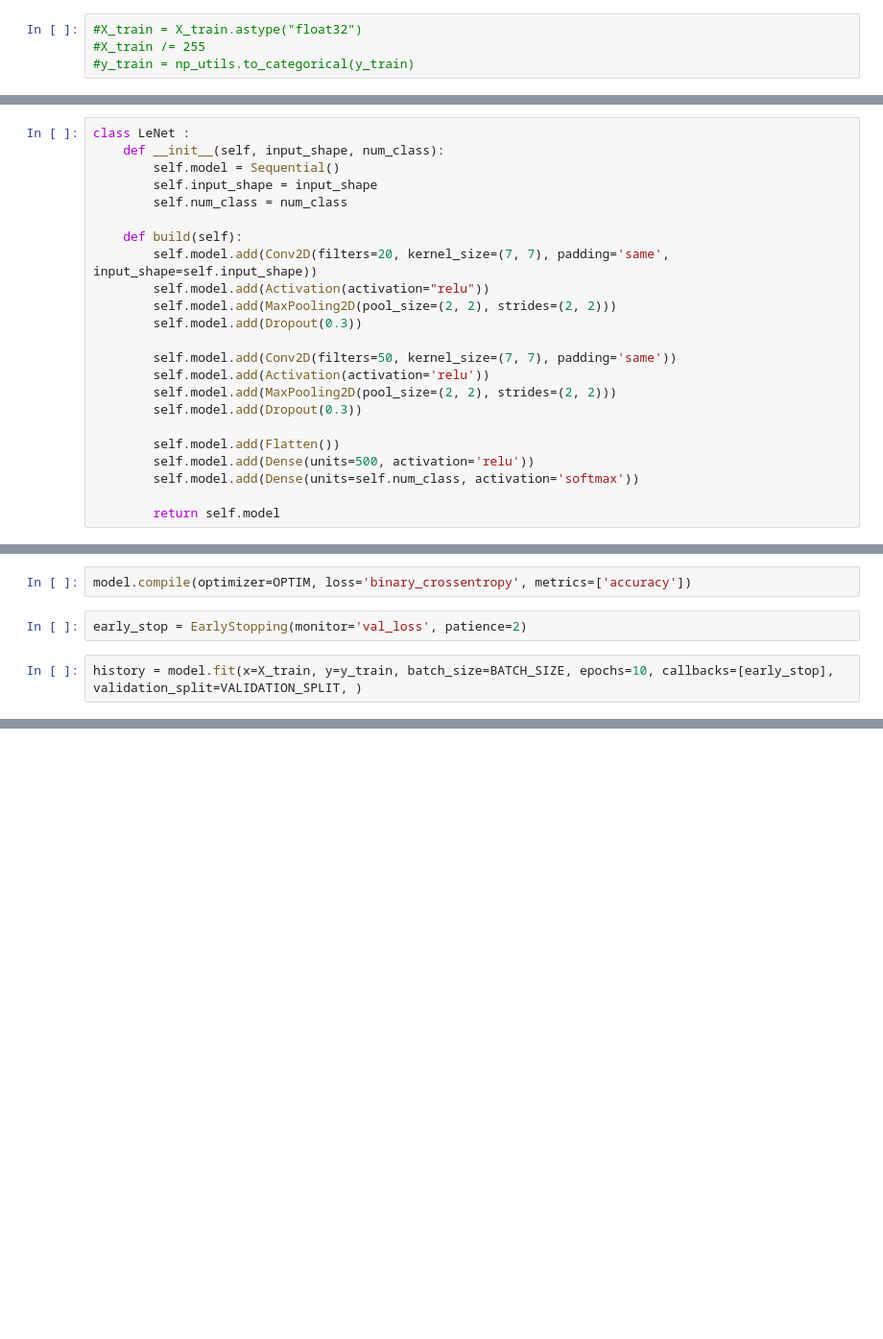
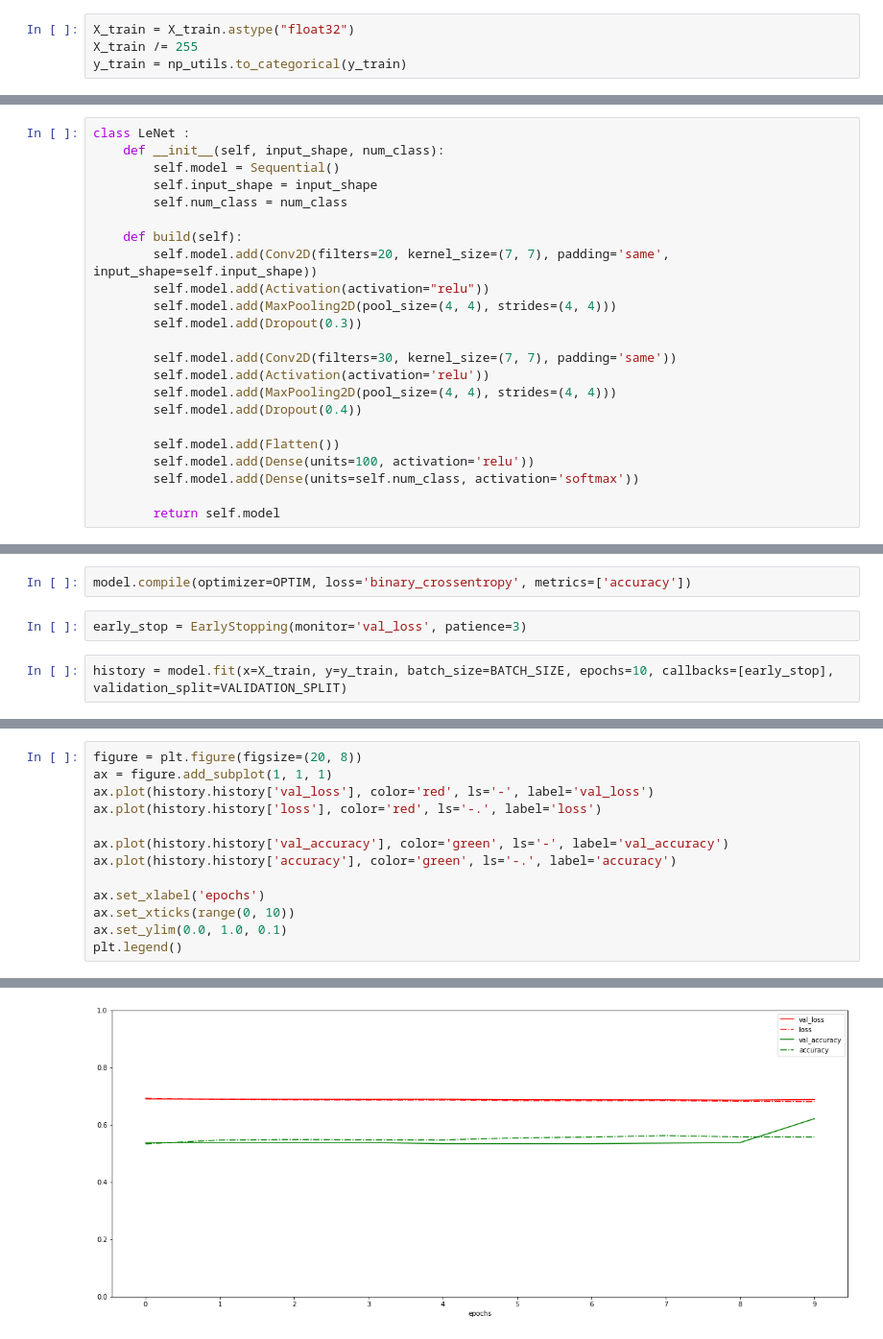
Before and after one commit to AnthonyJaquaniello/Skin_detector, a Jupyter notebook: skin_detector.ipynb, the cells around one changed output, grey strips where cells are left out. Shown at 96% size. Drawn from its saved outputs; the diff is of its cells as text; blank space fills up the shorter version.

Commit message:
skin1 model done, acc of 60.91%

```diff
--- a/skin_detector.ipynb
+++ b/skin_detector.ipynb
@@ -106,9 +106,9 @@ X_train, y_train = rescale(X_train, y_train)
 # %%
 X_test, y_test = rescale(X_test, y_test)
 # %%
-#X_train = X_train.astype("float32")
-#X_train /= 255
-#y_train = np_utils.to_categorical(y_train)
+X_train = X_train.astype("float32")
+X_train /= 255
+y_train = np_utils.to_categorical(y_train)
 # %% [markdown]
 <h2>Modelling :</h2>
 # %%
@@ -137,16 +137,16 @@ class LeNet :
     def build(self):
         self.model.add(Conv2D(filters=20, kernel_size=(7, 7), padding='same', input_shape=self.input_shape))
         self.model.add(Activation(activation="relu"))
-        self.model.add(MaxPooling2D(pool_size=(2, 2), strides=(2, 2)))
+        self.model.add(MaxPooling2D(pool_size=(4, 4), strides=(4, 4)))
         self.model.add(Dropout(0.3))
 
-        self.model.add(Conv2D(filters=50, kernel_size=(7, 7), padding='same'))
+        self.model.add(Conv2D(filters=30, kernel_size=(7, 7), padding='same'))
         self.model.add(Activation(activation='relu'))
-        self.model.add(MaxPooling2D(pool_size=(2, 2), strides=(2, 2)))
-        self.model.add(Dropout(0.3))
+        self.model.add(MaxPooling2D(pool_size=(4, 4), strides=(4, 4)))
+        self.model.add(Dropout(0.4))
 
         self.model.add(Flatten())
-        self.model.add(Dense(units=500, activation='relu'))
+        self.model.add(Dense(units=100, activation='relu'))
         self.model.add(Dense(units=self.num_class, activation='softmax'))
 
         return self.model
@@ -179,7 +179,7 @@ _________________________________________________________________
 # %%
 model.compile(optimizer=OPTIM, loss='binary_crossentropy', metrics=['accuracy'])
 # %%
-early_stop = EarlyStopping(monitor='val_loss', patience=2)
+early_stop = EarlyStopping(monitor='val_loss', patience=3)
 # %%
-history = model.fit(x=X_train, y=y_train, batch_size=BATCH_SIZE, epochs=10, callbacks=[early_stop], validation_split=VALIDATION_SPLIT, )
+history = model.fit(x=X_train, y=y_train, batch_size=BATCH_SIZE, epochs=10, callbacks=[early_stop], validation_split=VALIDATION_SPLIT)
 # %% [output]
@@ -188,0 +211,14 @@ Epoch 1/10
+# %%
+figure = plt.figure(figsize=(20, 8))
+ax = figure.add_subplot(1, 1, 1)
+ax.plot(history.history['val_loss'], color='red', ls='-', label='val_loss')
+ax.plot(history.history['loss'], color='red', ls='-.', label='loss')
+
+ax.plot(history.history['val_accuracy'], color='green', ls='-', label='val_accuracy')
+ax.plot(history.history['accuracy'], color='green', ls='-.', label='accuracy')
+
+ax.set_xlabel('epochs')
+ax.set_xticks(range(0, 10))
+ax.set_ylim(0.0, 1.0, 0.1)
+plt.legend()
+# %% [output]
@@ -188,0 +226 @@ Epoch 1/10
+[figure, added]
```
Also changed, not shown: parts of 8 cells of this notebook.
